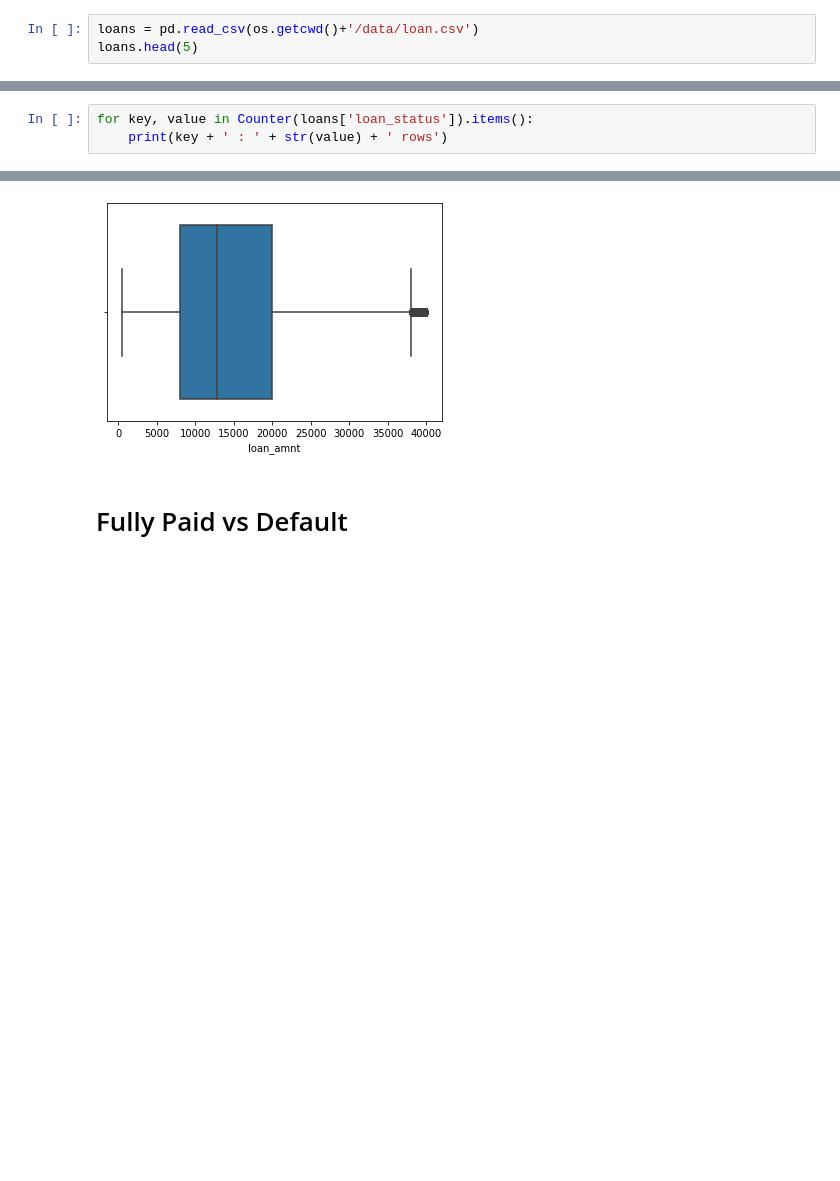
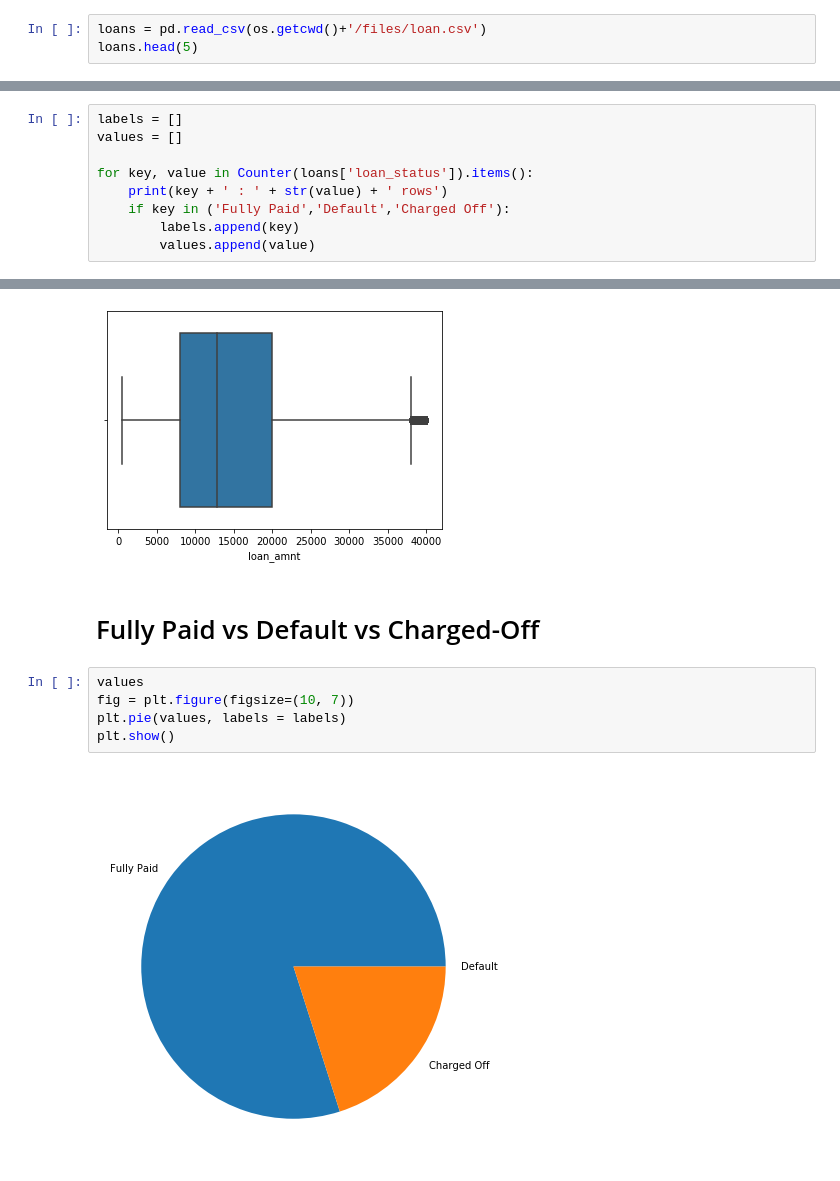
Before and after one commit to pratiksha-sawant/Lending-Club-Loan-Data-Analysis, a Jupyter notebook: jpy01_exploratory_data_analysis.ipynb, the cells around one changed output, grey strips where cells are left out. Saved outputs shown, nothing was run; the diff lists cells and outputs as text; blank space fills up the shorter version.

Commit message:
data cleaning and feature engineering

```diff
--- a/jpy01_exploratory_data_analysis.ipynb
+++ b/jpy01_exploratory_data_analysis.ipynb
@@ -11,7 +11,7 @@ from matplotlib import pyplot as plt
 # matplotlib.rcParams['agg.path.chunksize'] = 10000
 import datetime as dt
 # %%
-loans = pd.read_csv(os.getcwd()+'/data/loan.csv')
+loans = pd.read_csv(os.getcwd()+'/files/loan.csv')
 loans.head(5)
 # %% [output]
 |  | id | member_id | loan_amnt | funded_amnt | funded_amnt_inv | term | int_rate | installment | grade | ... |
@@ -85,8 +55,14 @@ print(loans['loan_status'].unique())
 # %% [markdown]
 <h1> Total count of different types of loan </h1>
 # %%
+labels = []
+values = []
+
 for key, value in Counter(loans['loan_status']).items():
     print(key + ' : ' + str(value) + ' rows')
+    if key in ('Fully Paid','Default','Charged Off'):
+        labels.append(key)
+        values.append(value)
 # %% [output]
 Current : 919695 rows
 Fully Paid : 1041952 rows
@@ -173,4 +149,11 @@ sb.boxplot(x = loans['loan_amnt'])
 <matplotlib.axes._subplots.AxesSubplot at 0x...>
 [figure]
 # %% [markdown]
-<h1> Fully Paid vs Default </h1>
+<h1> Fully Paid vs Default vs Charged-Off </h1>
+# %%
+values
+fig = plt.figure(figsize=(10, 7))
+plt.pie(values, labels = labels)
+plt.show()
+# %% [output]
+[figure, added]
```
Also changed, not shown: parts of 2 cells of this notebook, 3 other files.
